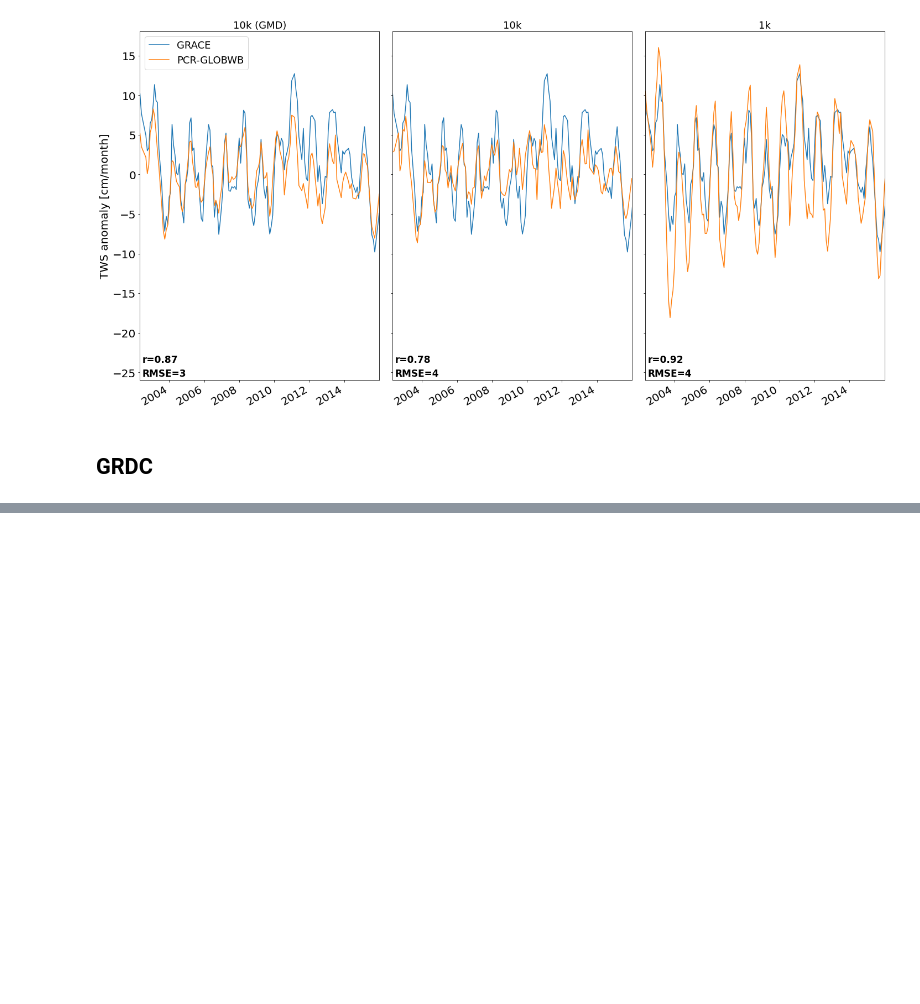
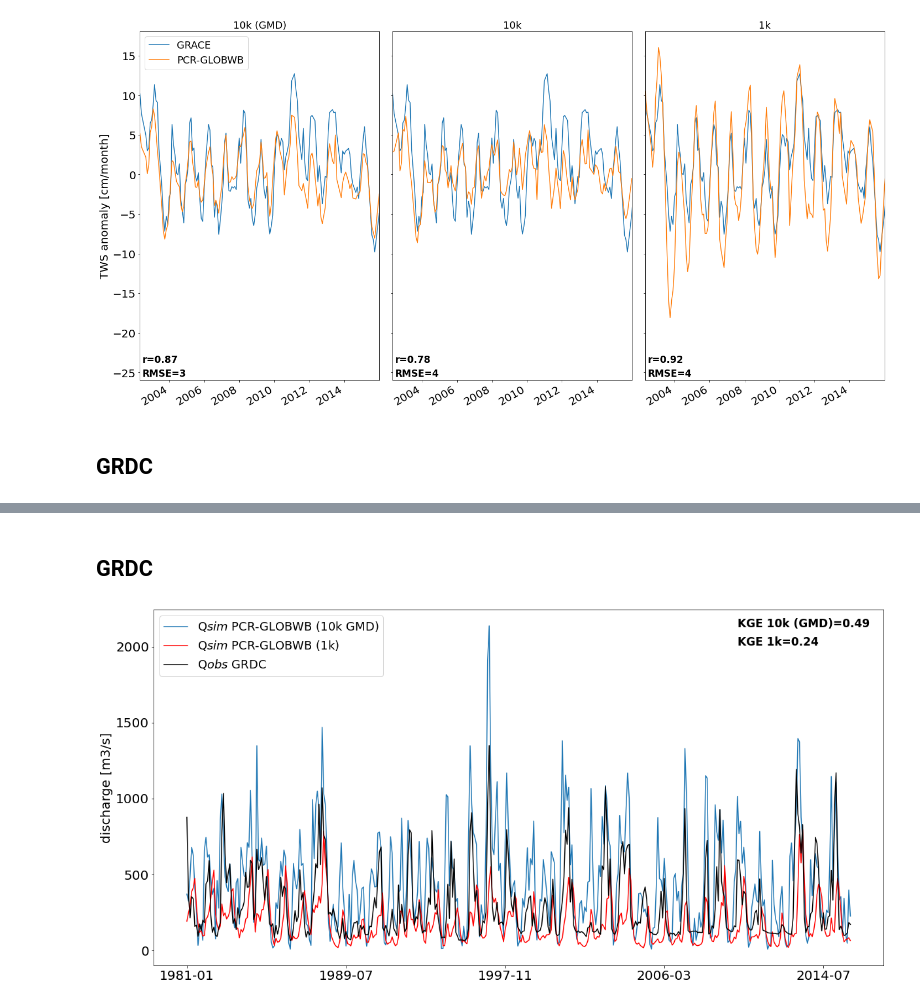
Before and after one commit to JannisHoch/Europe1k_analysis, a Jupyter notebook: output_processing.ipynb, the cells around one changed output, grey strips where cells are left out. Drawn from its saved outputs; the diff is of its cells as text; code cells hidden in the pictures; blank space fills up the shorter version.

```diff
--- a/output_processing.ipynb
+++ b/output_processing.ipynb
@@ -136,0 +260,2 @@ plt.savefig('figs/comparison_Elbe_GRDC.png', dpi=300, bbox_inches='tight')
+# %% [markdown]
+## GRDC
@@ -136,0 +265,27 @@ plt.savefig('figs/comparison_Elbe_GRDC.png', dpi=300, bbox_inches='tight')
+# %%
+GRDC_10k_GMD = pd.read_csv(GRDC_10k_GMD_fo, index_col=0)
+GRDC_1k  = pd.read_csv(GRDC_1k_fo, index_col=0)
+# %%
+GRDC_1k = GRDC_1k.rename(columns={'Q$sim$ PCR-GLOBWB (1km)':'Q$sim$ PCR-GLOBWB (1k)'})
+# %%
+GRDC_1k['Q$sim$ PCR-GLOBWB (10k GMD)'] = GRDC_10k_GMD['Q$sim$ PCR-GLOBWB (1km)']
+# %%
+GRDC_1k = GRDC_1k.dropna()
+# %%
+fig, ax = plt.subplots(1, 1, figsize=(20, 10))
+GRDC_1k['Q$sim$ PCR-GLOBWB (10k GMD)'].plot(ax=ax, legend=True)
+GRDC_1k['Q$sim$ PCR-GLOBWB (1k)'].plot(ax=ax, color='r', legend=True)
+GRDC_1k['Q$obs$ GRDC'].plot(ax=ax, color='k', legend=True)
+
+ax.set_ylabel('discharge [m3/s]', fontsize=20)
+
+ax.legend(loc="upper left", fontsize=18)
+
+ax.tick_params(labelsize=20)
+
+ax.text(0.8, 0.95, 'KGE 10k (GMD)=0.49'.format(rmse), fontsize=17, fontweight='bold', transform=ax.transAxes)
+ax.text(0.8, 0.90, 'KGE 1k=0.24'.format(rmse), fontsize=17, fontweight='bold', transform=ax.transAxes)
+
+plt.savefig('figs/comparison_Ebro_GRDC.png', dpi=300, bbox_inches='tight')
+# %% [output]
+[figure, added]
```
Also changed, not shown: parts of 33 cells of this notebook.
